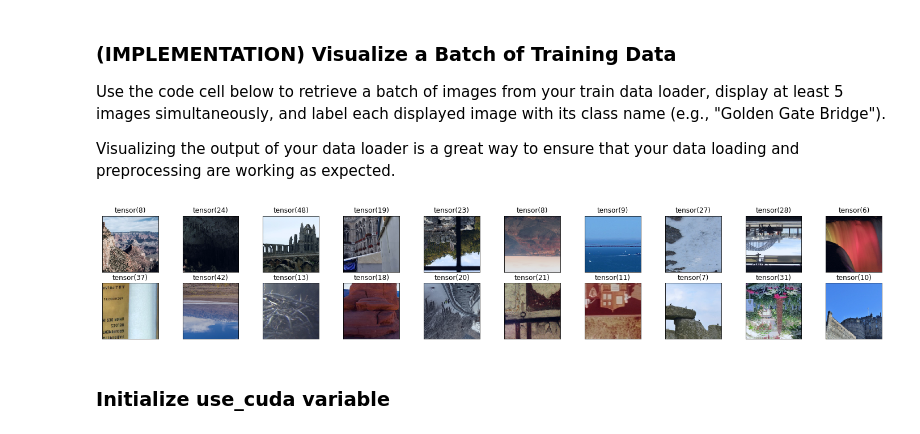
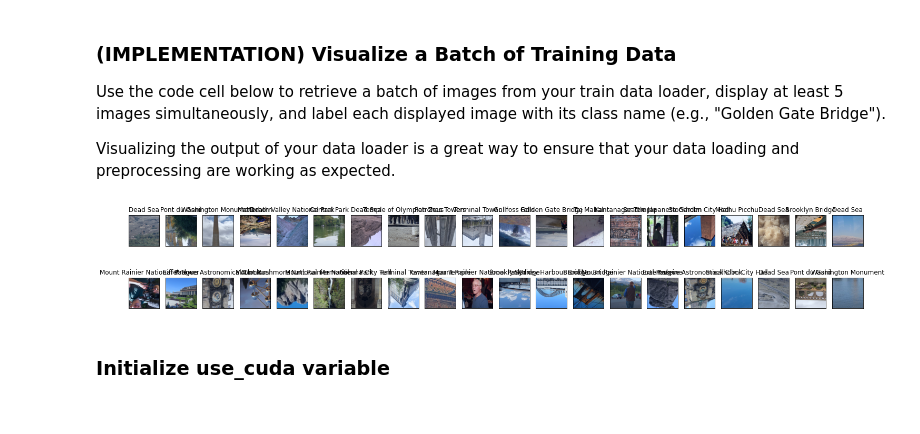
Before and after one commit to ixplog/landmark, a Jupyter notebook: landmark_project/landmark.ipynb, the cells around one changed output. Drawn from its saved outputs; the diff is of its cells as text; code cells hidden in the pictures.

```diff
--- a/landmark_project/landmark.ipynb
+++ b/landmark_project/landmark.ipynb
@@ -96,7 +96,7 @@ import numpy as np
 
 num_workers = 0
 
-batch_size = 20
+batch_size = 40
 valid_size = 0.2
 
 # convert data to a normalized torch.FloatTensor
@@ -116,9 +116,12 @@ test_transform = transforms.Compose([
 
 
 # choose the training and test datasets
-train_data = ImageFolder('/data/landmark_images/train', transform=train_transform)
-valid_data = ImageFolder('/data/landmark_images/train', transform=test_transform)
-test_data = ImageFolder('/data/landmark_images/test', transform=test_transform)
+#train_data = ImageFolder('/data/landmark_images/train', transform=train_transform)
+#valid_data = ImageFolder('/data/landmark_images/train', transform=test_transform)
+#test_data = ImageFolder('/data/landmark_images/test', transform=test_transform)
+train_data = ImageFolder('landmark_images/train', transform=train_transform)
+valid_data = ImageFolder('landmark_images/train', transform=test_transform)
+test_data = ImageFolder('landmark_images/test', transform=test_transform)
 
 
 # obtain training indices that will be used for validation
@@ -155,28 +158,36 @@ Visualizing the output of your data loader is a great way to ensure that your da
 # %%
 import matplotlib.pyplot as plt
 %matplotlib inline
 
 ## TODO: visualize a batch of the train data loader
 
 ## the class names can be accessed at the `classes` attribute
 ## of your dataset object (e.g., `train_dataset.classes`)
+
+
+lookup_tb = ['42.Death_Valley_National_Park', '39.Gateway_of_India', '13.Yellowstone_National_Park', '44.Trevi_Fountain', '32.Hanging_Temple', '36.Badlands_National_Park', '10.Edinburgh_Castle', '27.Seattle_Japanese_Garden', '29.Petronas_Towers', '02.Ljubljana_Castle', '37.Atomium', '30.Brooklyn_Bridge', '46.Great_Wall_of_China', '16.Eiffel_Tower', '18.Delicate_Arch', '31.Washington_Monument', '45.Temple_of_Heaven', '17.Changdeokgung', '07.Stonehenge', '03.Dead_Sea', '28.Sydney_Harbour_Bridge', '41.Machu_Picchu', '38.Forth_Bridge', '20.Matterhorn', '00.Haleakala_National_Park', '19.Vienna_City_Hall', '25.Banff_National_Park', '01.Mount_Rainier_National_Park', '23.Externsteine', '43.Gullfoss_Falls', '34.Great_Barrier_Reef', '33.Sydney_Opera_House', '11.Mount_Rushmore_National_Memorial', '08.Grand_Canyon', '15.Central_Park', '14.Terminal_Tower', '48.Whitby_Abbey', '49.Temple_of_Olympian_Zeus', '40.Stockholm_City_Hall', '06.Niagara_Falls', '24.Soreq_Cave', '04.Wroclaws_Dwarves', '05.London_Olympic_Stadium', '21.Taj_Mahal', '26.Pont_du_Gard', '47.Prague_Astronomical_Clock', '09.Golden_Gate_Bridge', '22.Moscow_Raceway', '35.Monumento_a_la_Revolucion', '12.Kantanagar_Temple']
+lookup_table = {}
+for element in lookup_tb:
+    pair = element.split(".")
+    lookup_table[int(pair[0])] = pair[1].replace("_", " ")
+
 
 # obtain one batch of training images
 dataiter = iter(loaders_scratch['train'])
 images, labels = dataiter.next()
 images = images.numpy() # convert images to numpy for display
 mn = images.min()
 mx = images.max()
 
 # plot the images in the batch, along with the corresponding labels
 fig = plt.figure(figsize=(25, 4))
 # display 20 images
-for idx in np.arange(20):
-    ax = fig.add_subplot(2, 20/2, idx+1, xticks=[], yticks=[])
+for idx in np.arange(batch_size):
+    ax = fig.add_subplot(2, int(batch_size/2), idx+1, xticks=[], yticks=[])
     plt.imshow((images[idx].transpose(1,2,0) - mn)/(mx-mn))
-    ax.set_title(labels[idx])
+    ax.set_title(lookup_table[labels[idx].item()])
 # %% [output]
-[figure, old version]
+[figure, new version]
 # %% [markdown]
 ### Initialize use_cuda variable
 # %%
```
Also changed, not shown: parts of 16 cells of this notebook, 8 other files.
